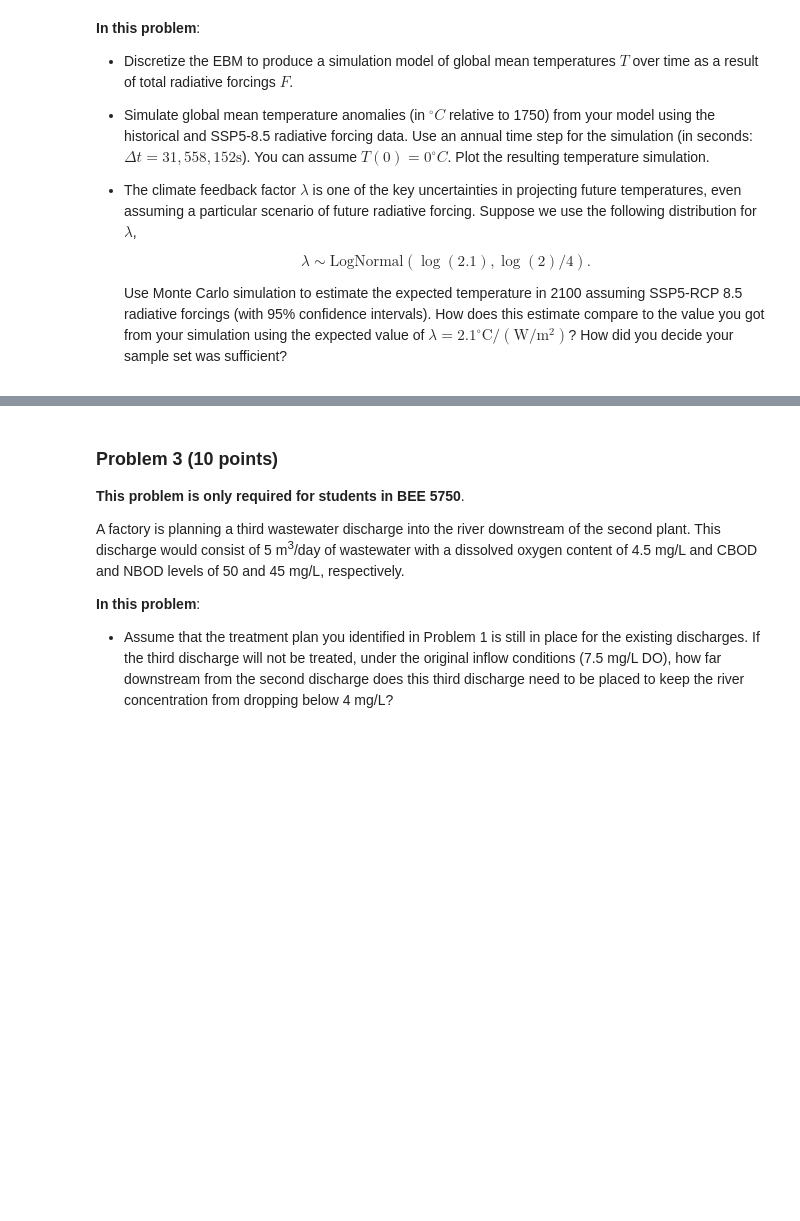
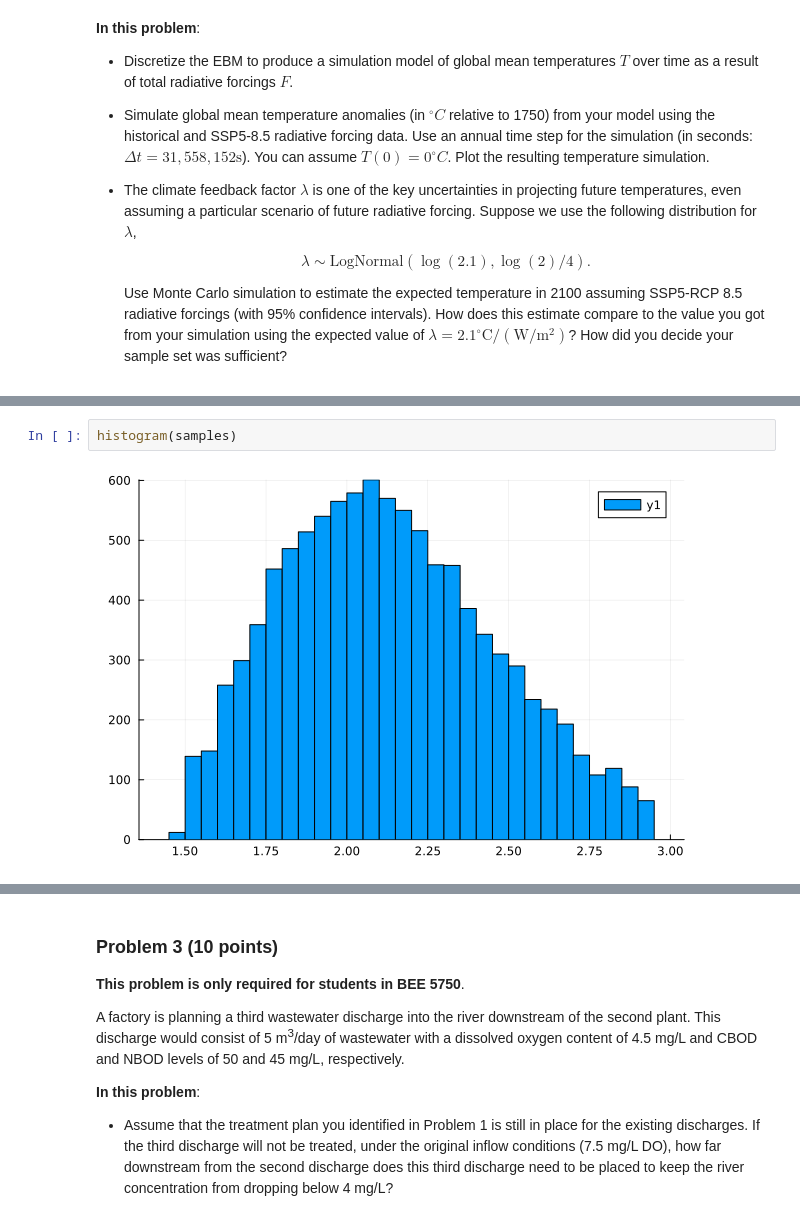
Before and after one commit to BEE4750-FA24/hw3-tile-city, a Jupyter notebook: hw03.ipynb, the cells around one changed output, grey strips where cells are left out. Drawn from its saved outputs; the diff is of its cells as text; blank space fills up the shorter version.

```diff
--- a/hw03.ipynb
+++ b/hw03.ipynb
@@ -170,0 +473,4 @@ plot!(p_forcing, t, forcing_non_aerosol, label="Non-Aerosol Forcing", color=:red
+# %%
+histogram(samples)
+# %% [output]
+[figure, added]
```
Also changed, not shown: parts of 14 cells of this notebook.
